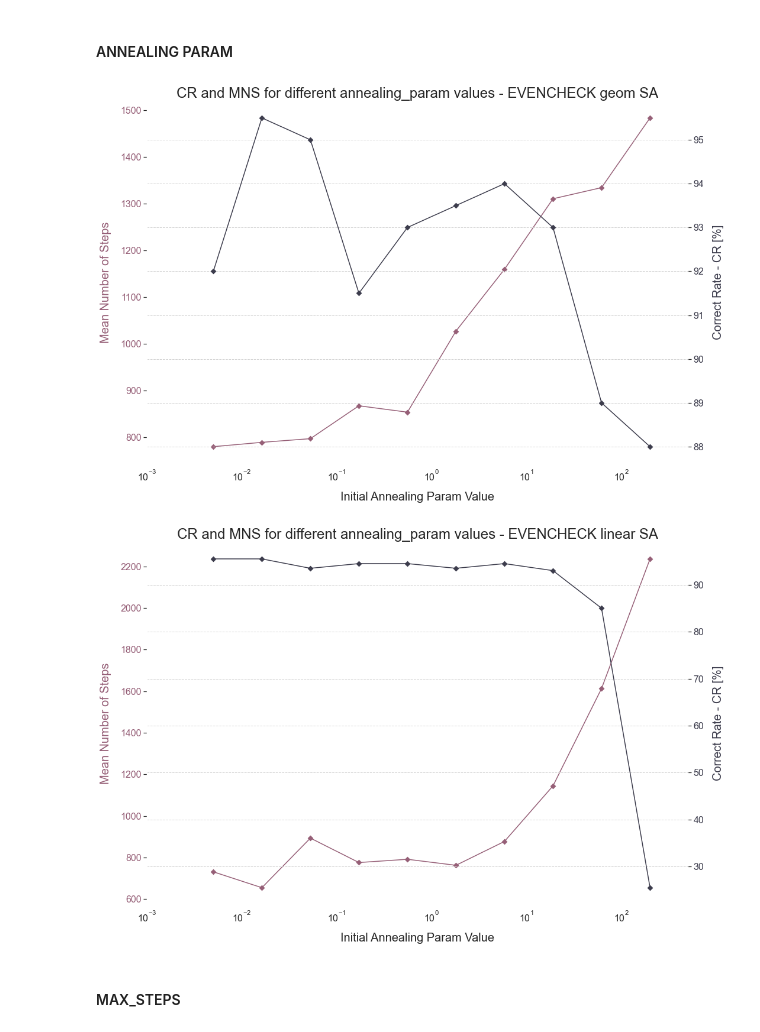
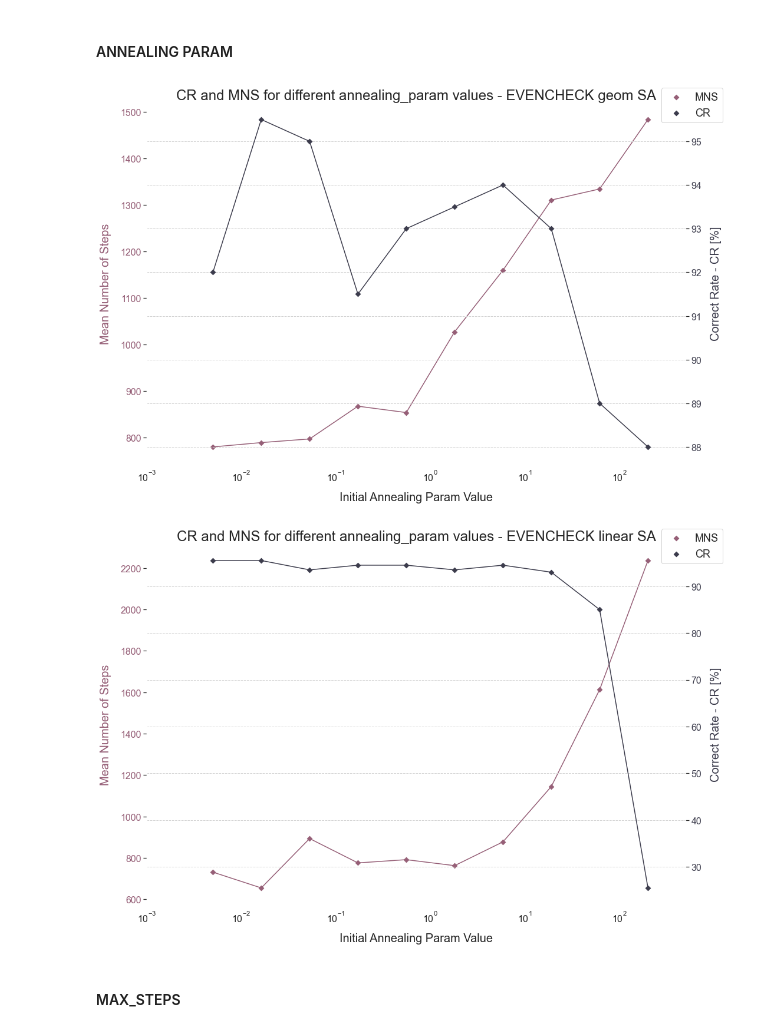
Before and after one commit to mateuszKacz/CGP_mgr, a Jupyter notebook: notebooks/Opracowanie danych SA.ipynb, the cells around one changed output. Cells and saved outputs as stored; diff of their text form; code cells hidden in the pictures.

```diff
--- a/notebooks/Opracowanie danych SA.ipynb
+++ b/notebooks/Opracowanie danych SA.ipynb
@@ -1045,7 +1045,7 @@ def double_axis_plot(dataset_1: pd.DataFrame,
         ax1.tick_params(axis='y', labelcolor=colors[0])
 
         ax1.scatter(dataset_1[x], dataset_1[y_1], color=colors[0], marker=marker)
-        ax1.plot(dataset_1[x], dataset_1[y_1], color=colors[0])
+        ax1.plot(dataset_1[x], dataset_1[y_1], color=colors[0], label='_nolegend_')
 
         ax2 = ax1.twinx()  # instantiate a second axes that shares the same x-axis
 
@@ -1053,11 +1053,12 @@ def double_axis_plot(dataset_1: pd.DataFrame,
         ax2.tick_params(axis='y', labelcolor=colors[1])
 
         ax2.scatter(dataset_1[x], dataset_2[y_2], color=colors[1], marker=marker)
-        ax2.plot(dataset_1[x], dataset_2[y_2], color=colors[1])
+        ax2.plot(dataset_1[x], dataset_2[y_2], color=colors[1], label='_nolegend_')
 
+        fig.legend(legend)
         fig.tight_layout()  # otherwise the right y-label is slightly clipped
         plt.grid(color='lightgray', linestyle='--', linewidth=1)
-        plt.savefig(save_path / f'{title}.pdf', dpi=300, format='pdf')
+        plt.savefig(save_path / f'{title}.pdf', dpi=600, format='pdf')
 
     if plot_type == 'scatter':
         ax1.set_xlabel(xlabel)
@@ -1066,15 +1067,16 @@ def double_axis_plot(dataset_1: pd.DataFrame,
         ax1.tick_params(axis='y', labelcolor=colors[0])
 
         ax1.scatter(dataset_1[x], dataset_1[y_1], color=colors[0], marker=marker)
-        ax1.plot(dataset_1[x], dataset_1[y_1], color=colors[0])
+        ax1.plot(dataset_1[x], dataset_1[y_1], color=colors[0], label='_nolegend_')
 
         ax2 = ax1.twinx()  # instantiate a second axes that shares the same x-axis
 
         ax2.set_ylabel(y_2_label, color=colors[1])  # we already handled the x-label with ax1
         ax2.tick_params(axis='y', labelcolor=colors[1])
         ax2.scatter(dataset_1[x], dataset_2[y_2], color=colors[1], marker=marker)
-        ax2.plot(dataset_1[x], dataset_2[y_2], color=colors[1])
+        ax2.plot(dataset_1[x], dataset_2[y_2], color=colors[1], label='_nolegend_')
 
+        fig.legend(legend)
         fig.tight_layout()  # otherwise the right y-label is slightly clipped
         plt.grid(color='lightgray', linestyle='--', linewidth=1)
         if xscale:
@@ -1083,7 +1085,7 @@ def double_axis_plot(dataset_1: pd.DataFrame,
             plt.yscale(yscale)
         if xlim:
             plt.xlim(xlim)
-        plt.savefig(save_path / f'{title}.pdf', dpi=300, format='pdf')
+        plt.savefig(save_path / f'{title}.pdf', dpi=600, format='pdf')
 
     if plot_type == 'bar':
         ax1.set_xlabel(xlabel)
@@ -1099,34 +1101,35 @@ def double_axis_plot(dataset_1: pd.DataFrame,
         ax2.tick_params(axis='y', labelcolor=colors[1])
         ax2.bar(dataset_1[x], dataset_2[y_2], color=colors[1])
 
+        fig.legend(legend)
         fig.tight_layout()  # otherwise the right y-label is slightly clipped
         plt.grid(color='lightgray', linestyle='--', linewidth=1)
         plt.savefig(save_path / f'{title}.pdf', dpi=600, format='pdf')
 # %%
 double_axis_plot(calc_mns_series(even_gate_geom_log_summary, groupby='annealing_param'),
                  calc_cr_series(even_gate_geom_log_summary, groupby='annealing_param'),
                  colors=colors,
                  save_path=CHARTS_MAIN_PATH,
-                 legend=['mns', 'cr'],
+                 legend=['MNS', 'CR'],
                  plot_type='scatter',
                  title='CR and MNS for different annealing_param values - EVENCHECK geom SA',
                  xlabel='Initial Annealing Param Value',
                  y_1_label='Mean Number of Steps',
                  y_2_label='Correct Rate - CR [%]',
                  x='annealing_param',
                  y_1='mns',
                  y_2='cr',
                  xscale='log',
                  xlim=(0.001, 500)
                 )
 # %% [output]
-[figure, old version]
+[figure, new version]
 # %%
 double_axis_plot(calc_mns_series(even_gate_linear_log_summary, groupby='annealing_param'),
                  calc_cr_series(even_gate_linear_log_summary, groupby='annealing_param'),
                  colors=colors,
                  save_path=CHARTS_MAIN_PATH,
-                 legend=['mns', 'cr'],
+                 legend=['MNS', 'CR'],
                  plot_type='scatter',
                  title='CR and MNS for different annealing_param values - EVENCHECK linear SA',
                  xlabel='Initial Annealing Param Value',
@@ -1139,7 +1142,7 @@ double_axis_plot(calc_mns_series(even_gate_linear_log_summary, groupby='annealin
                  xlim=(0.001, 500)
                 )
 # %% [output]
-[figure, old version]
+[figure, new version]
 # %% [markdown]
 #### MAX_STEPS
 # %%
```
Also changed, not shown: parts of 3 cells of this notebook, 1 other file.
